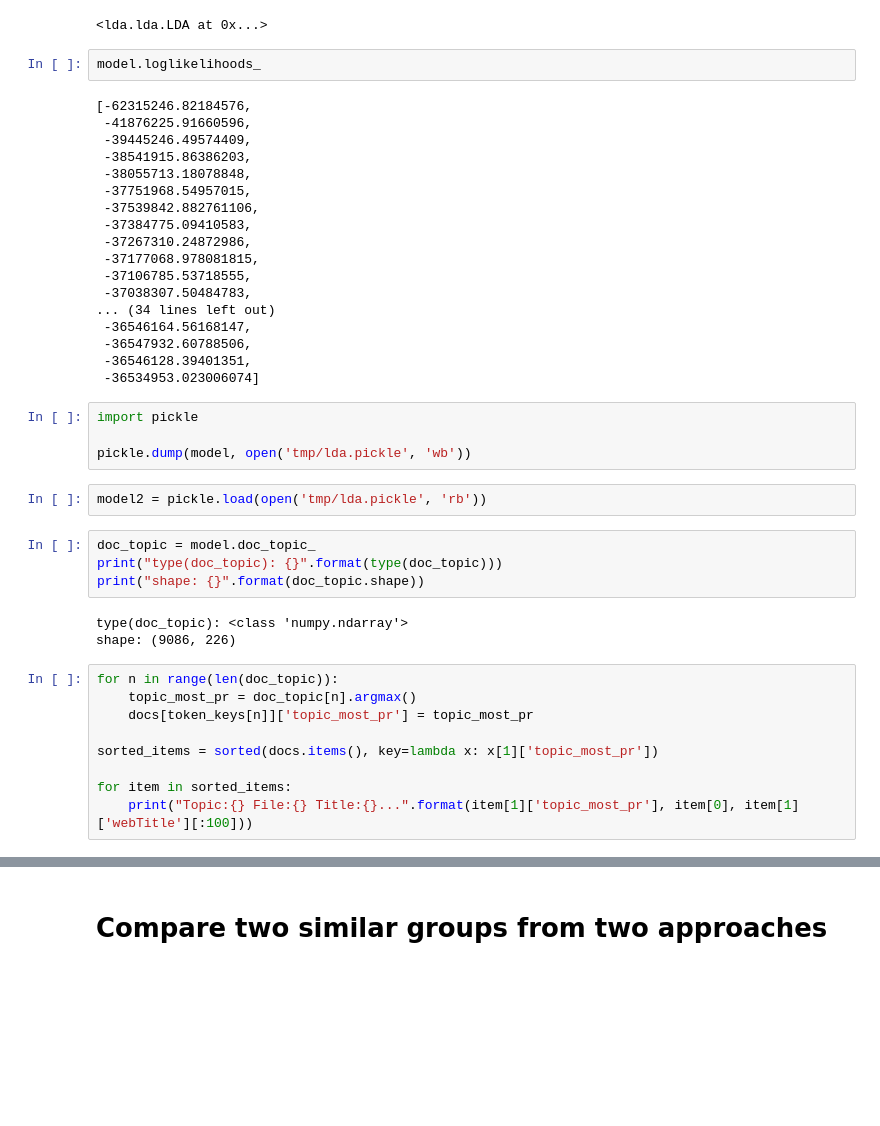
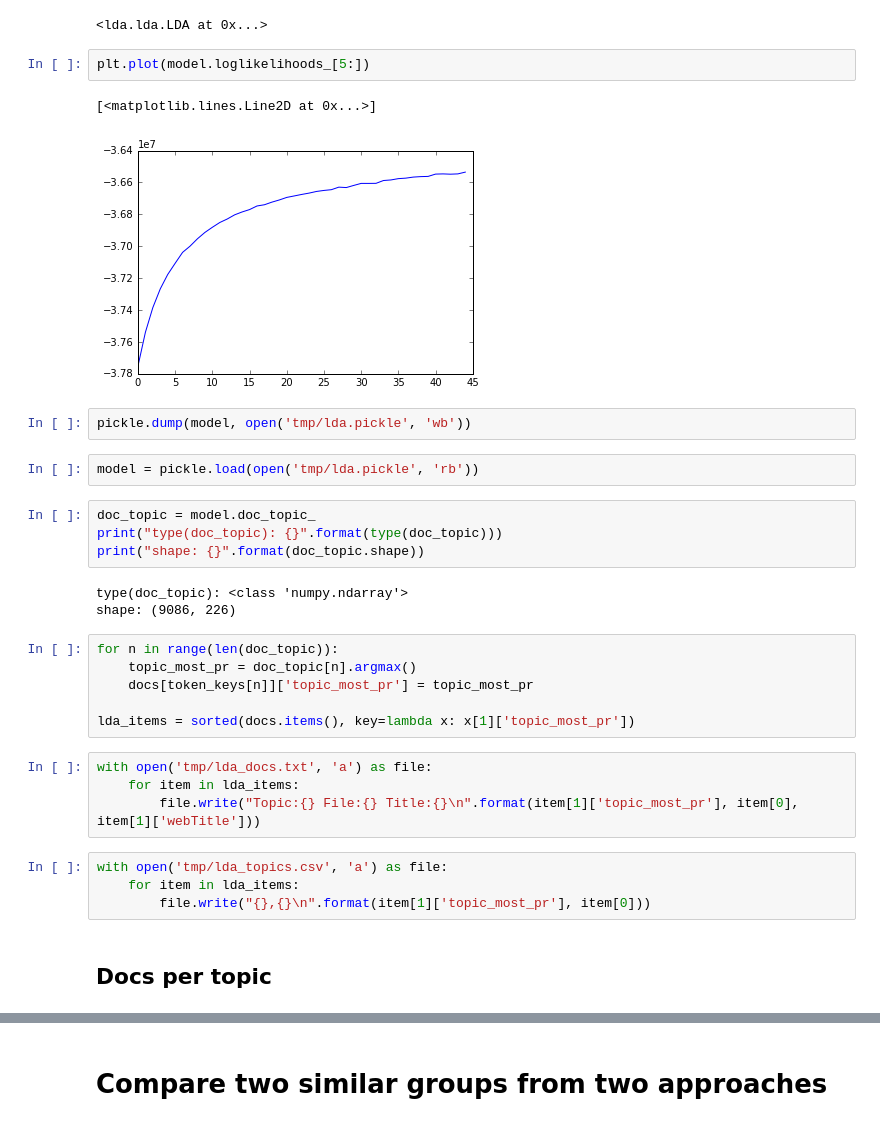
Before and after one commit to patorn/ucl_topic_structure_network_analysis, a Jupyter notebook: network.ipynb, the cells around one changed output, grey strips where cells are left out. Drawn from its saved outputs; the diff is of its cells as text; blank space fills up the shorter version.

```diff
--- a/network.ipynb
+++ b/network.ipynb
@@ -202,32 +238,15 @@ model = lda.LDA(n_topics=226, n_iter=500, random_state=1)
 model.fit(X)
 # %% [output]
 <lda.lda.LDA at 0x...>
-# %%
-model.loglikelihoods_
-# %% [output]
-[-62315246.82184576,
- -41876225.91660596,
- -39445246.49574409,
- -38541915.86386203,
- -38055713.18078848,
- -37751968.54957015,
- -37539842.882761106,
- -37384775.09410583,
- -37267310.24872986,
- -37177068.978081815,
- -37106785.53718555,
- -37038307.50484783,
-... (34 lines left out)
- -36546164.56168147,
- -36547932.60788506,
- -36546128.39401351,
- -36534953.023006074]
+# %%
+plt.plot(model.loglikelihoods_[5:])
+# %% [output]
+[<matplotlib.lines.Line2D at 0x...>]
+[figure, added]
 # %%
-import pickle
-
 pickle.dump(model, open('tmp/lda.pickle', 'wb'))
 # %%
-model2 = pickle.load(open('tmp/lda.pickle', 'rb'))
+model = pickle.load(open('tmp/lda.pickle', 'rb'))
 # %%
 doc_topic = model.doc_topic_
 print("type(doc_topic): {}".format(type(doc_topic)))
@@ -240,7 +259,14 @@ for n in range(len(doc_topic)):
     topic_most_pr = doc_topic[n].argmax()
     docs[token_keys[n]]['topic_most_pr'] = topic_most_pr
 
-sorted_items = sorted(docs.items(), key=lambda x: x[1]['topic_most_pr'])
-
-for item in sorted_items:
-    print("Topic:{} File:{} Title:{}...".format(item[1]['topic_most_pr'], item[0], item[1]['webTitle'][:100]))
+lda_items = sorted(docs.items(), key=lambda x: x[1]['topic_most_pr'])
+# %%
+with open('tmp/lda_docs.txt', 'a') as file:
+    for item in lda_items:
+        file.write("Topic:{} File:{} Title:{}\n".format(item[1]['topic_most_pr'], item[0], item[1]['webTitle']))
+# %%
+with open('tmp/lda_topics.csv', 'a') as file:
+    for item in lda_items:
+        file.write("{},{}\n".format(item[1]['topic_most_pr'], item[0]))
+# %% [markdown]
+## Docs per topic
```
Also changed, not shown: parts of 16 cells of this notebook.
